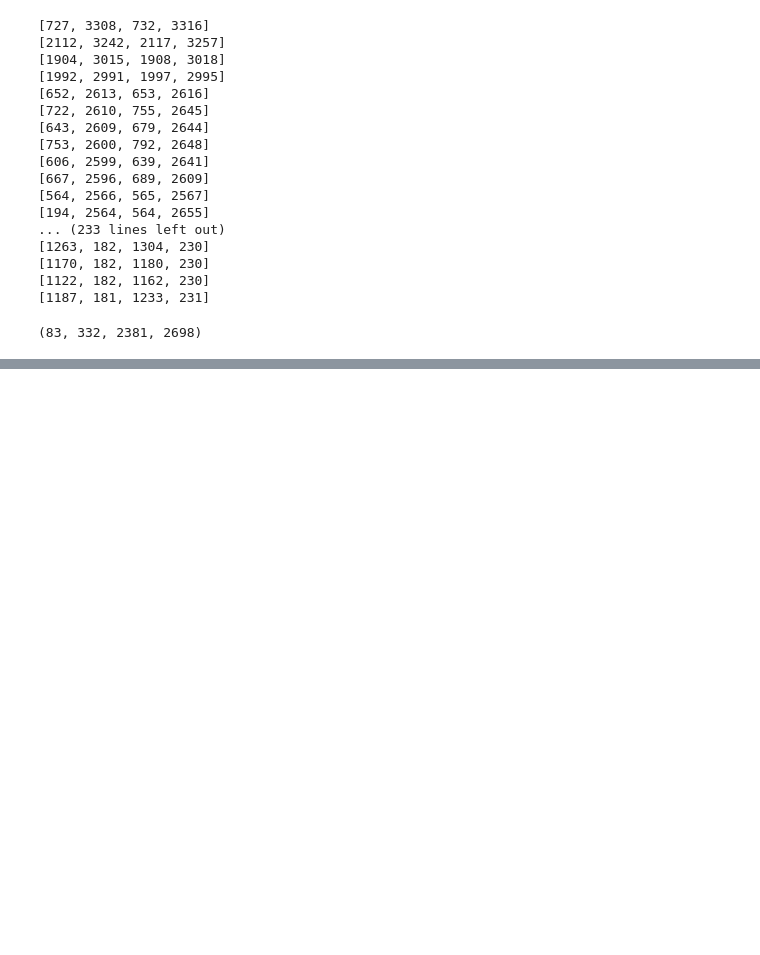
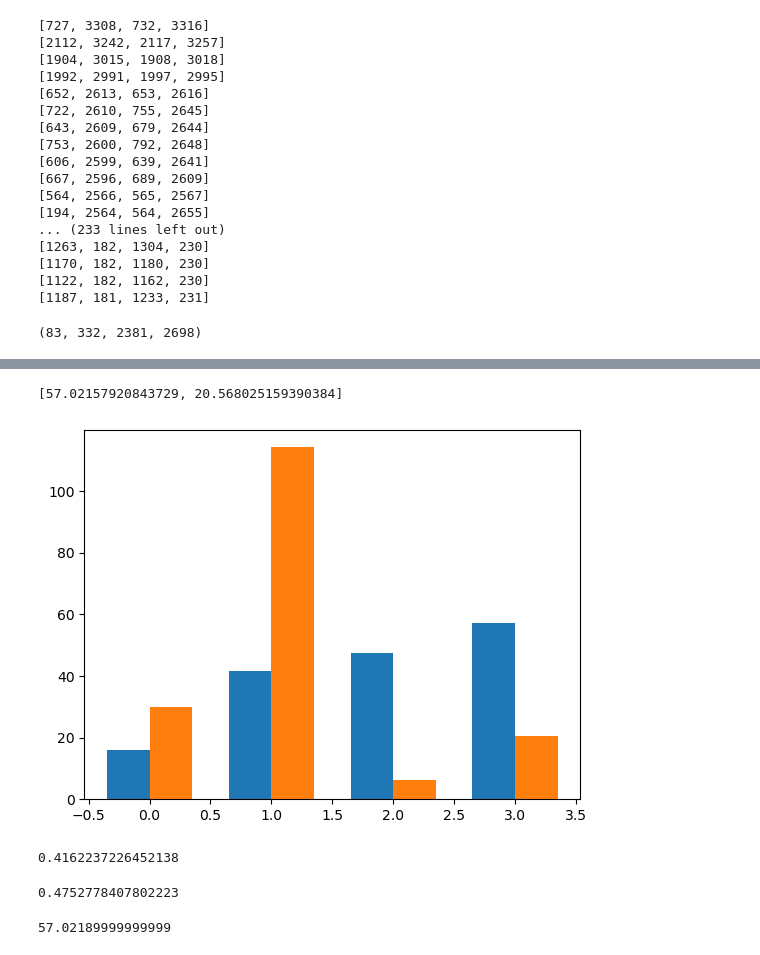
Before and after one commit to sathishkumartheta/tokenwise-dehado-ai, a Jupyter notebook: notebooks/OCR_Metrics.ipynb, the cells around one changed output, grey strips where cells are left out. Saved outputs shown, nothing was run; the diff lists cells and outputs as text; code cells hidden in the pictures; blank space fills up the shorter version.

Commit message:
Update plots for report

```diff
--- a/notebooks/OCR_Metrics.ipynb
+++ b/notebooks/OCR_Metrics.ipynb
@@ -1517,0 +1556,7 @@ x, y, x + w, y + h
+# %%
+def load_gt_mod(gt_file_path):
+    with open(gt_file_path, 'r') as f:
+        data = json.load(f)
+    values = [d['Field value'] for d in data]
+    fields = [remove_special_char(d['Field name']) for d in data]
+    return fields, values
@@ -1517,0 +1567,7 @@ x, y, x + w, y + h
+# %%
+label_files = r"E:\Nextstep\MLChallenge\DeHaDo_AI\Dataset\test\labels"
+df_label = pd.DataFrame(columns=['file', 'key', 'text'])
+for label_file in os.listdir(label_files):
+    fields, values = load_gt_mod(label_files + "/" + label_file)
+    for f, v in zip(fields, values):
+        df_label.loc[len(df_label)] = [label_file.split(".")[0], f, v]
@@ -1517,0 +1590,23 @@ x, y, x + w, y + h
+# %%
+df_merged = pd.merge(df_res, df_label, on=['file', 'key'], how='left')
+# %%
+cer_res = [100*char_error_rate(df_merged['text'], df_merged['processed']), 100*char_error_rate(df_merged['text'], df_merged['unprocessed'])]
+wer_res = [100*word_error_rate(df_merged['text'], df_merged['processed']), 100*word_error_rate(df_merged['text'], df_merged['unprocessed'])]
+facc_res = [100*field_accuracy(df_merged['text'], df_merged['processed']), 100*field_accuracy(df_merged['text'], df_merged['unprocessed'])]
+final_res = [final_score([cer_res[0]/100, wer_res[0]/100, facc_res[0]/100]), final_score([cer_res[1]/100, wer_res[1]/100, facc_res[1]/100])]
+# %%
+final_res
+# %% [output]
+[57.02157920843729, 20.568025159390384]
+# %%
+x = np.arange(len(['Cer', 'wer', 'facc', 'final']))  # [0, 1]
+
+# Width of each bar
+width = 0.35
+
+# Plot bars
+fig, ax = plt.subplots()
+rects1 = ax.bar(x - width/2, [cer_res[0], wer_res[0], facc_res[0], final_res[0]], width, label='List 1')
+rects2 = ax.bar(x + width/2, [cer_res[1], wer_res[1], facc_res[1], final_res[1]], width, label='List 2')
+# %% [output]
+[figure, added]
@@ -1517,0 +1617,12 @@ x, y, x + w, y + h
+# %%
+word_error_rate(df_merged['text'], df_merged['processed'])
+# %% [output]
+0.4162237226452138
+# %%
+field_accuracy(df_merged['text'], df_merged['processed'])
+# %% [output]
+0.4752778407802223
+# %%
+final_score([0.15827, 0.416223, 0.475277])
+# %% [output]
+57.02189999999999
```
Also changed, not shown: parts of 52 cells of this notebook.
